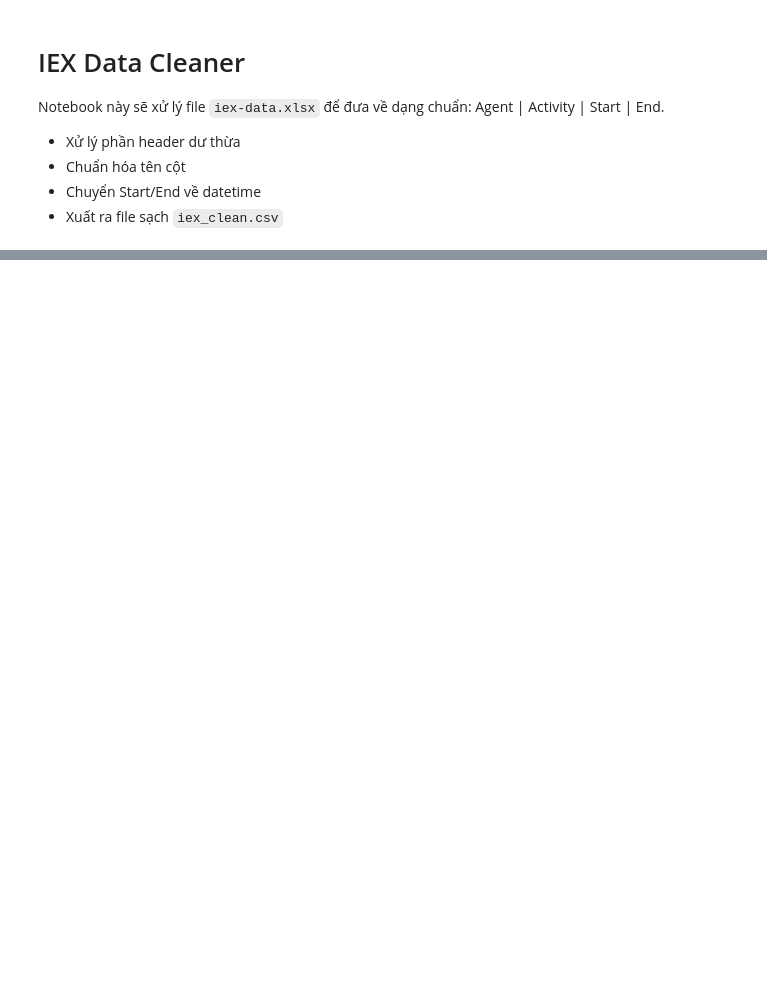
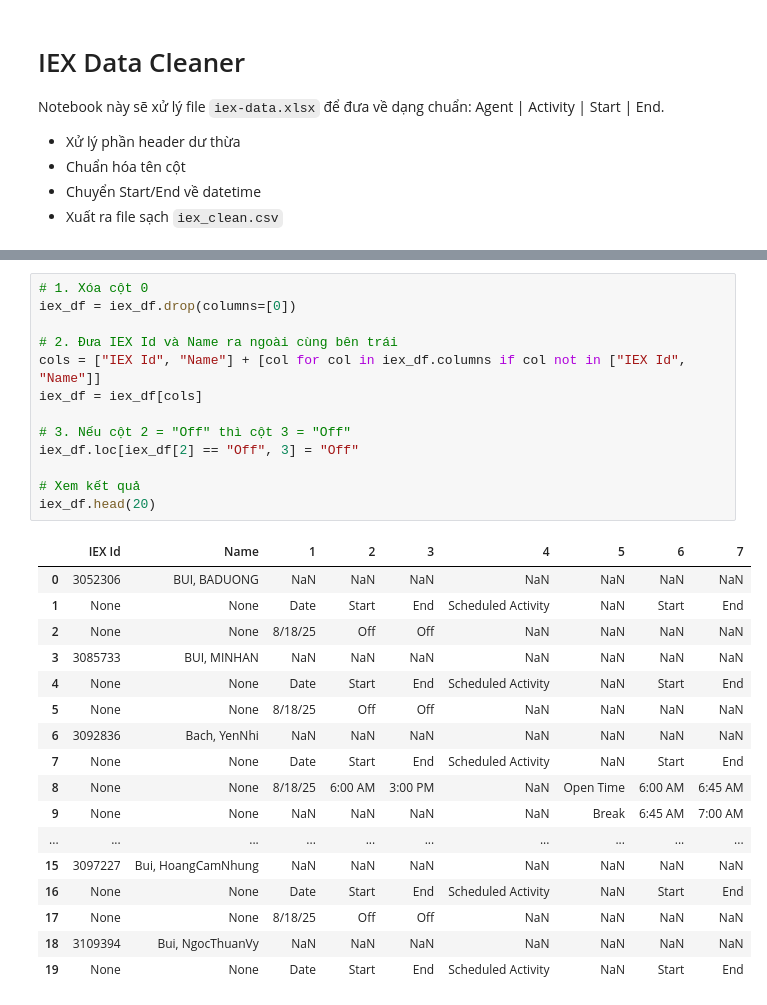
Before and after one commit to hoangvu2002/unscheduled-agent, a Jupyter notebook: iex_cleaner.ipynb, the cells around one changed output, grey strips where cells are left out. Drawn from its saved outputs; the diff is of its cells as text; blank space fills up the shorter version.

```diff
--- a/iex_cleaner.ipynb
+++ b/iex_cleaner.ipynb
@@ -107,3 +107,34 @@ iex_df.head(20)
 | 17 | NaN | 8/18/25 | Off | NaN | NaN | NaN | NaN | NaN | None | None |
 | 18 | Agent: 3109394 Bui, NgocThuanVy | NaN | NaN | NaN | NaN | NaN | NaN | NaN | 3109394 | Bui, NgocThuanVy |
 | 19 | NaN | Date | Start | End | Scheduled Activity | NaN | Start | End | None | None |
+# %%
+# 1. Xóa cột 0
+iex_df = iex_df.drop(columns=[0])
+
+# 2. Đưa IEX Id và Name ra ngoài cùng bên trái
+cols = ["IEX Id", "Name"] + [col for col in iex_df.columns if col not in ["IEX Id", "Name"]]
+iex_df = iex_df[cols]
+
+# 3. Nếu cột 2 = "Off" thì cột 3 = "Off"
+iex_df.loc[iex_df[2] == "Off", 3] = "Off"
+
+# Xem kết quả
+iex_df.head(20)
+# %% [output]
+|  | IEX Id | Name | 1 | 2 | 3 | 4 | 5 | 6 | 7 |
+| 0 | 3052306 | BUI, BADUONG | NaN | NaN | NaN | NaN | NaN | NaN | NaN |
+| 1 | None | None | Date | Start | End | Scheduled Activity | NaN | Start | End |
+| 2 | None | None | 8/18/25 | Off | Off | NaN | NaN | NaN | NaN |
+| 3 | 3085733 | BUI, MINHAN | NaN | NaN | NaN | NaN | NaN | NaN | NaN |
+| 4 | None | None | Date | Start | End | Scheduled Activity | NaN | Start | End |
+| 5 | None | None | 8/18/25 | Off | Off | NaN | NaN | NaN | NaN |
+| 6 | 3092836 | Bach, YenNhi | NaN | NaN | NaN | NaN | NaN | NaN | NaN |
+| 7 | None | None | Date | Start | End | Scheduled Activity | NaN | Start | End |
+| 8 | None | None | 8/18/25 | 6:00 AM | 3:00 PM | NaN | Open Time | 6:00 AM | 6:45 AM |
+| 9 | None | None | NaN | NaN | NaN | NaN | Break | 6:45 AM | 7:00 AM |
+| ... | ... | ... | ... | ... | ... | ... | ... | ... | ... |
+| 15 | 3097227 | Bui, HoangCamNhung | NaN | NaN | NaN | NaN | NaN | NaN | NaN |
+| 16 | None | None | Date | Start | End | Scheduled Activity | NaN | Start | End |
+| 17 | None | None | 8/18/25 | Off | Off | NaN | NaN | NaN | NaN |
+| 18 | 3109394 | Bui, NgocThuanVy | NaN | NaN | NaN | NaN | NaN | NaN | NaN |
+| 19 | None | None | Date | Start | End | Scheduled Activity | NaN | Start | End |
```
Also changed, not shown: parts of 3 cells of this notebook, 1 other file.
